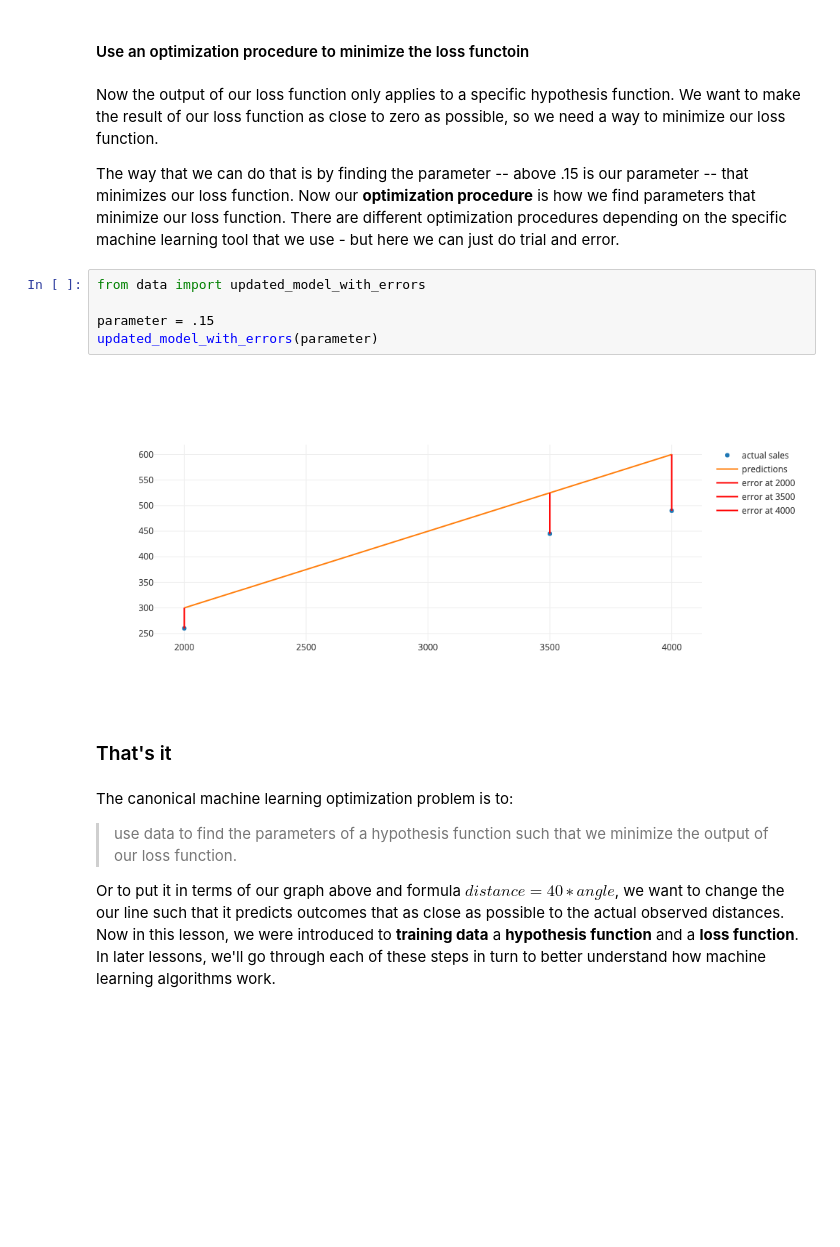
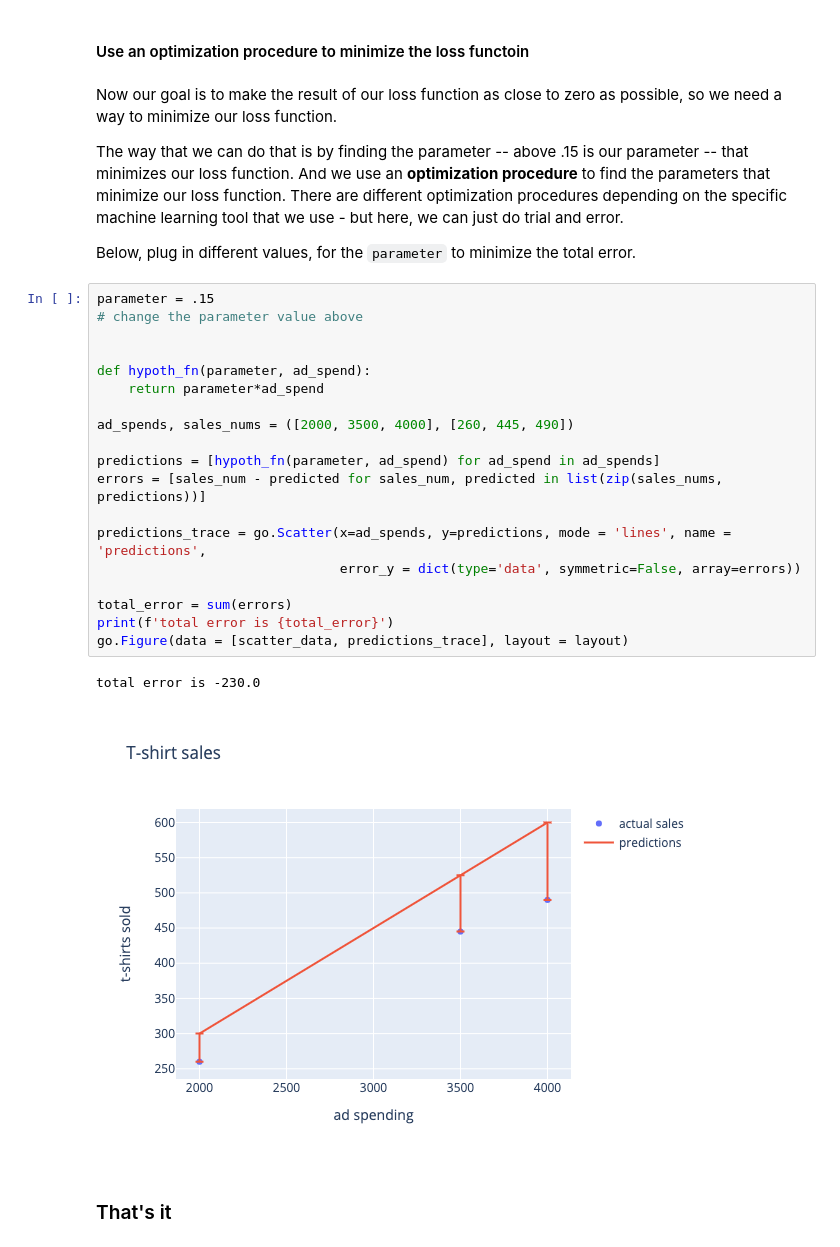
Before and after one commit to jigsawlabs-student/zero-to-ml, a Jupyter notebook: 1-the-ml-process/ml-process-full.ipynb, the cells around one changed output. Drawn from its saved outputs; the diff is of its cells as text; blank space fills up the shorter version.

```diff
--- a/1-the-ml-process/ml-process-full.ipynb
+++ b/1-the-ml-process/ml-process-full.ipynb
@@ -120,20 +143,32 @@ Remember that this was for the hypothesis function $ sales =.15∗ad\_spend $ th
 # %% [markdown]
 #### Use an optimization procedure to minimize the loss functoin
 # %% [markdown]
-Now the output of our loss function only applies to a specific hypothesis function.  We want to make the result of our loss function as close to zero as possible, so we need a way to minimize our loss function.
+Now our goal is to make the result of our loss function as close to zero as possible, so we need a way to minimize our loss function.
 
-The way that we can do that is by finding the parameter -- above .15 is our parameter -- that minimizes our loss function.  Now our **optimization procedure** is how we find parameters that minimize our loss function.  There are different optimization procedures depending on the specific machine learning tool that we use - but here we can just do trial and error.
+The way that we can do that is by finding the parameter -- above .15 is our parameter -- that minimizes our loss function.  And we use an **optimization procedure** to find the parameters that minimize our loss function.  There are different optimization procedures depending on the specific machine learning tool that we use - but here, we can just do trial and error.
+
+Below, plug in different values, for the `parameter` to minimize the total error.
-# %%
-from data import updated_model_with_errors
-
-parameter = .15
-updated_model_with_errors(parameter)
-# %% [output]
-[figure, removed]
+# %%
+parameter = .15
+# change the parameter value above
+
+
+def hypoth_fn(parameter, ad_spend):
+    return parameter*ad_spend
+
+ad_spends, sales_nums = ([2000, 3500, 4000], [260, 445, 490])
+
+predictions = [hypoth_fn(parameter, ad_spend) for ad_spend in ad_spends]
+errors = [sales_num - predicted for sales_num, predicted in list(zip(sales_nums, predictions))]
+
+predictions_trace = go.Scatter(x=ad_spends, y=predictions, mode = 'lines', name = 'predictions',
+                               error_y = dict(type='data', symmetric=False, array=errors))
+
+total_error = sum(errors)
+print(f'total error is {total_error}')
+go.Figure(data = [scatter_data, predictions_trace], layout = layout)
+# %% [output]
+total error is -230.0
+[figure, added]
 # %% [markdown]
 ### That's it
-# %% [markdown]
-The canonical machine learning optimization problem is to:
-> use data to find the parameters of a hypothesis function such that we minimize the output of our loss function.
-
-Or to put it in terms of our graph above and formula $   distance=40∗angle $, we want to change the our line such that it predicts outcomes that as close as possible to the actual observed distances.  Now in this lesson, we were introduced to **training data** a **hypothesis function** and a **loss function**.  In later lessons, we'll go through each of these steps in turn to better understand how machine learning algorithms work.
```
Also changed, not shown: parts of 22 cells of this notebook, 48 other files.
